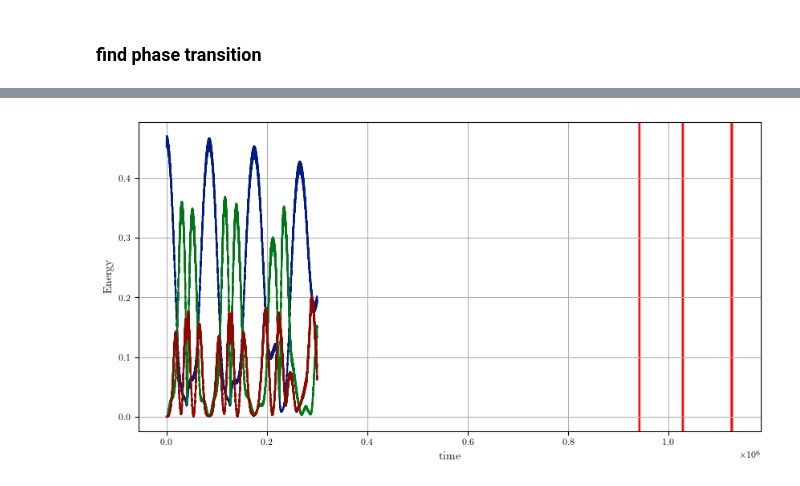
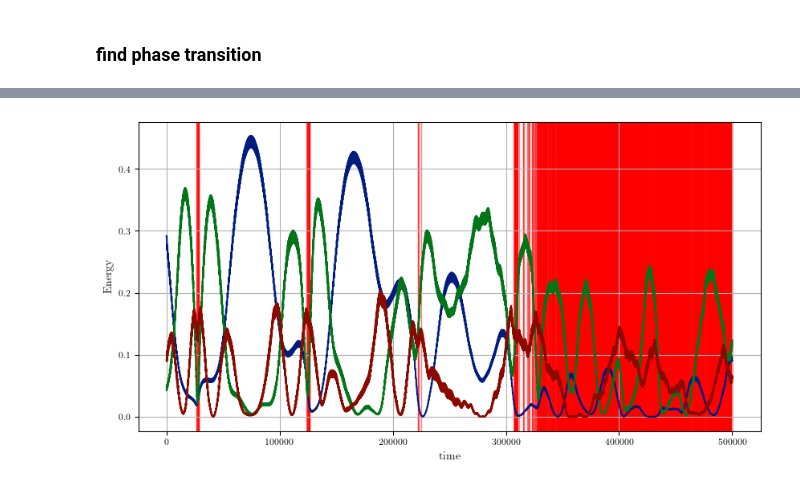
Before and after one commit to aleromualdi/FPU-Integrator, a Jupyter notebook: notebooks/03_autoencoder.ipynb, the cells around one changed output, grey strips where cells are left out. Cells and saved outputs as stored; diff of their text form; code cells hidden in the pictures.

```diff
--- a/notebooks/03_autoencoder.ipynb
+++ b/notebooks/03_autoencoder.ipynb
@@ -168,16 +133,14 @@ from keras.models import Model
 from pydiffmap import diffusion_map as dm
 
 
-X_dm = {}
-for beta in [0.1, 1.0, 1.2, 1.5, 1.6, 1.8, 2.0, 2.2, 2.4, 2.8, 3.0]:
-
+for beta in BETA_VALUES:
     data = load_data(DATA_DIR, beta)
-    X_portion = data.data_matrix[:120000]
+    X_portion = data.data_matrix[:400000]
 
     X = temporalize_data(X_portion, 5)
 
     model = autoencoder_model(timesteps)
-    model.fit(X, X, epochs=50, batch_size=64, verbose=True)
+    model.fit(X, X, epochs=5, batch_size=64, verbose=True)
 
     encoder_model = Model(inputs=model.inputs, outputs=model.layers[1].output)
     X_enc = encoder_model.predict(X)
@@ -185,10 +148,14 @@ for beta in [0.1, 1.0, 1.2, 1.5, 1.6, 1.8, 2.0, 2.2, 2.4, 2.8, 3.0]:
     neighbor_params = {'n_jobs': -1, 'algorithm': 'ball_tree'}
     dmap = dm.DiffusionMap.from_sklearn(
         n_evecs=2,
-        k=50,
+        k=70,
         epsilon=1.0,
         alpha=1.0,
         neighbor_params=neighbor_params)
 
     X_dm[beta] = dmap.fit_transform(X_enc)
+
+    print()
+    print(f'done beta {beta}')
+    print()
 # %% [output]
@@ -276,5 +261,5 @@ X_train_portion = data_train.data_matrix[:120000]
 X_train = temporalize_data(X_train_portion, 5)
 
 model = autoencoder_model(timesteps)
-model.fit(X_train, X_train, epochs=50, batch_size=64, verbose=True)
+model.fit(X_train, X_train, epochs=30, batch_size=64, verbose=True)
 # %% [output]
@@ -412,8 +395,8 @@ ax.plot(time_test, energy_test[:,4], linewidth=1.5, label="Mode 5")
 # ax.scatter(times_above_threshold, [0.0] * len(times_above_threshold), color='red')
 
 # ax.axvspan(1182784, 1182798, alpha=0.5, color='red')
-for range in ranges:
-    ax.axvspan(range[0], range[1], alpha=0.5, color='red')
+for r in ranges:
+    ax.axvspan(r[0], r[1], alpha=0.5, color='red')
 
 ax.set_xlabel('time')
 ax.set_ylabel('Energy')
@@ -423,12 +408,10 @@ ax.grid()
 # %%
-# test on data for higher beta
-
 data_test_beta2 = load_data(DATA_DIR, 2.0)
 time_test_beta2 = data_test_beta2.time
 
-X_test_beta2_portion = data_test_beta2.data_matrix[:300000]
-energy_test_beta2 = data_test_beta2.energy_matrix[:300000]  # to account for temporalisation
-time_test_beta2 = time_test_beta2[:300000]  # to account for temporalisation
+X_test_beta2_portion = data_test_beta2.data_matrix[100000:600000]
+energy_test_beta2 = data_test_beta2.energy_matrix[100000:600000]  # to account for temporalisation
+# time_test_beta2 = time_test_beta2[:300000]  # to account for temporalisation
 
 X_test_beta2 = temporalize_data(X_test_beta2_portion, 5)
 
@@ -460,23 +439,23 @@ plt.show()
 # %%
 # find energy portion relative to above threshold reconstruction errror
 
 times_above_threshold_beta2 = np.where(
-    test_mae_loss_beta2[:limit, feature_idx] > max_thresholds_train)[0] + time_test[0]
+    test_mae_loss_beta2[:limit, feature_idx] > max_thresholds_train)[0] + time_test_beta2[0]
 
 ranges = find_ranges(times_above_threshold_beta2)
 
 fig, (ax) = plt.subplots(1, 1, figsize=(10,5))
-ax.plot(time_test_beta2, energy_test_beta2[:,0], linewidth=1.5, label="Mode 1")
-ax.plot(time_test_beta2, energy_test_beta2[:,2], linewidth=1.5, label="Mode 3")
-ax.plot(time_test_beta2, energy_test_beta2[:,4], linewidth=1.5, label="Mode 5")
+ax.plot(energy_test_beta2[:,0], linewidth=1.5, label="Mode 1")
+ax.plot(energy_test_beta2[:,2], linewidth=1.5, label="Mode 3")
+ax.plot(energy_test_beta2[:,4], linewidth=1.5, label="Mode 5")
 # ax.scatter(times_above_threshold_beta2, [0.0] * len(times_above_threshold_beta2), color='red')
 
 # ax.axvspan(1182784, 1182798, alpha=0.5, color='red')
-for range in ranges:
-    ax.axvspan(range[0], range[1], alpha=0.5, color='red')
+for r in ranges:
+    ax.axvspan(r[0], r[1], alpha=0.5, color='red')
 
 ax.set_xlabel('time')
 ax.set_ylabel('Energy')
 ax.grid()
 # %% [output]
-[figure, old version]
+[figure, new version]
```
Also changed, not shown: parts of 26 cells of this notebook, 8 other files.
